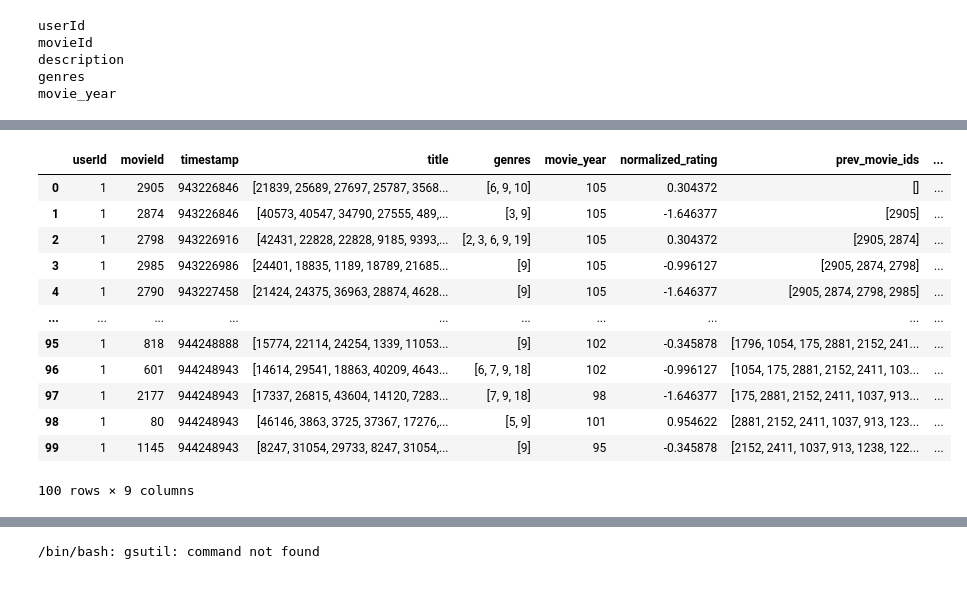
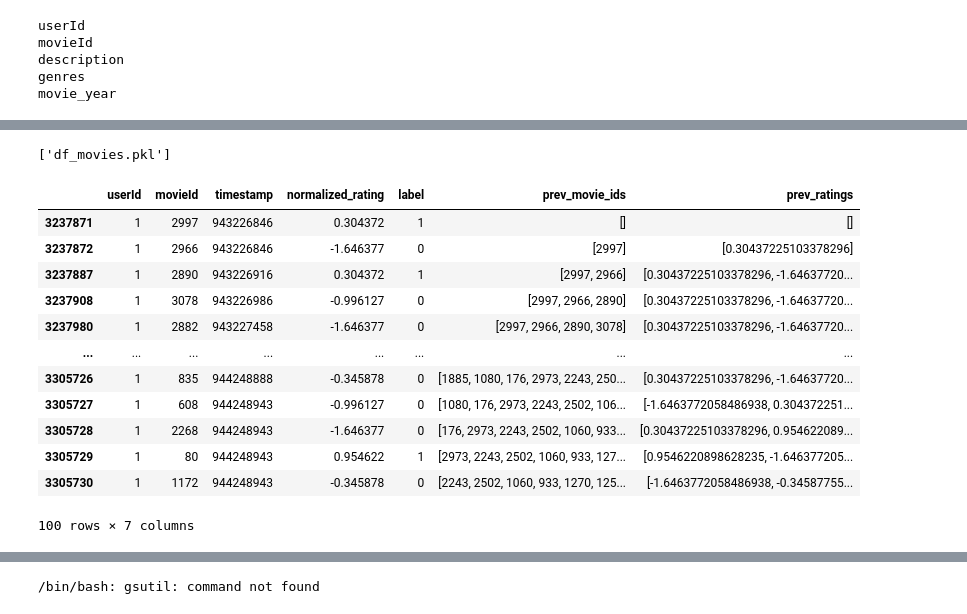
Before and after one commit to funktor/recsys, a Jupyter notebook: py-transformers.ipynb, the cells around one changed output, grey strips where cells are left out. Cells and saved outputs as stored; diff of their text form; code cells hidden in the pictures.

```diff
--- a/py-transformers.ipynb
+++ b/py-transformers.ipynb
@@ -579 +594,6 @@ normalize_ratings(df)
+# %%
+df_ratings = normalize_ratings(df_ratings)
+# %%
+df_ratings['label'] = [0 for _ in range(len(df_ratings))]
+df_ratings['label'] = np.where(df_ratings["normalized_rating"] > 0, 1, df_ratings['label'])
 # %%
@@ -621,0 +638,2 @@ Splitting data into train test and validation...
+# %%
+df_ratings_train, df_ratings_val, df_ratings_test = split_train_test(df_ratings, min_rated=1)
@@ -622,7 +642,7 @@ Splitting data into train test and validation...
 # %%
-df_train.sort_values(by=["userId", "timestamp"], inplace=True)
-df_val.sort_values(by=["userId", "timestamp"], inplace=True)
-df_test.sort_values(by=["userId", "timestamp"], inplace=True)
+df_ratings_train.sort_values(by=["userId", "timestamp"], inplace=True)
+df_ratings_val.sort_values(by=["userId", "timestamp"], inplace=True)
+df_ratings_test.sort_values(by=["userId", "timestamp"], inplace=True)
 # %%
 def transform(x, vocab):
     if isinstance(x, list):
@@ -766,19 +765,28 @@ joblib.dump(df_test, "df_test.pkl")
+# %%
+import joblib
+joblib.dump(vocabulary, "vocabulary.pkl")
+joblib.dump(df_ratings_train, "df_ratings_train.pkl")
+joblib.dump(df_ratings_val, "df_ratings_val.pkl")
+joblib.dump(df_ratings_test, "df_ratings_test.pkl")
+joblib.dump(df_movies, "df_movies.pkl")
+# %% [output]
+['df_movies.pkl']
 # %%
-df_train[:100]
+df_ratings_train[:100]
 # %% [output]
-|  | userId | movieId | timestamp | title | genres | movie_year | normalized_rating | prev_movie_ids | ... |
-| 0 | 1 | 2905 | 943226846 | [21839, 25689, 27697, 25787, 3568... | [6, 9, 10] | 105 | 0.304372 | [] | ... |
-| 1 | 1 | 2874 | 943226846 | [40573, 40547, 34790, 27555, 489,... | [3, 9] | 105 | -1.646377 | [2905] | ... |
-| 2 | 1 | 2798 | 943226916 | [42431, 22828, 22828, 9185, 9393,... | [2, 3, 6, 9, 19] | 105 | 0.304372 | [2905, 2874] | ... |
-| 3 | 1 | 2985 | 943226986 | [24401, 18835, 1189, 18789, 21685... | [9] | 105 | -0.996127 | [2905, 2874, 2798] | ... |
-| 4 | 1 | 2790 | 943227458 | [21424, 24375, 36963, 28874, 4628... | [9] | 105 | -1.646377 | [2905, 2874, 2798, 2985] | ... |
-| ... | ... | ... | ... | ... | ... | ... | ... | ... | ... |
-| 95 | 1 | 818 | 944248888 | [15774, 22114, 24254, 1339, 11053... | [9] | 102 | -0.345878 | [1796, 1054, 175, 2881, 2152, 241... | ... |
-| 96 | 1 | 601 | 944248943 | [14614, 29541, 18863, 40209, 4643... | [6, 7, 9, 18] | 102 | -0.996127 | [1054, 175, 2881, 2152, 2411, 103... | ... |
-| 97 | 1 | 2177 | 944248943 | [17337, 26815, 43604, 14120, 7283... | [7, 9, 18] | 98 | -1.646377 | [175, 2881, 2152, 2411, 1037, 913... | ... |
-| 98 | 1 | 80 | 944248943 | [46146, 3863, 3725, 37367, 17276,... | [5, 9] | 101 | 0.954622 | [2881, 2152, 2411, 1037, 913, 123... | ... |
-| 99 | 1 | 1145 | 944248943 | [8247, 31054, 29733, 8247, 31054,... | [9] | 95 | -0.345878 | [2152, 2411, 1037, 913, 1238, 122... | ... |
+|  | userId | movieId | timestamp | normalized_rating | label | prev_movie_ids | prev_ratings |
+| 3237871 | 1 | 2997 | 943226846 | 0.304372 | 1 | [] | [] |
+| 3237872 | 1 | 2966 | 943226846 | -1.646377 | 0 | [2997] | [0.30437225103378296] |
+| 3237887 | 1 | 2890 | 943226916 | 0.304372 | 1 | [2997, 2966] | [0.30437225103378296, -1.64637720... |
+| 3237908 | 1 | 3078 | 943226986 | -0.996127 | 0 | [2997, 2966, 2890] | [0.30437225103378296, -1.64637720... |
+| 3237980 | 1 | 2882 | 943227458 | -1.646377 | 0 | [2997, 2966, 2890, 3078] | [0.30437225103378296, -1.64637720... |
+| ... | ... | ... | ... | ... | ... | ... | ... |
+| 3305726 | 1 | 835 | 944248888 | -0.345878 | 0 | [1885, 1080, 176, 2973, 2243, 250... | [0.30437225103378296, -1.64637720... |
+| 3305727 | 1 | 608 | 944248943 | -0.996127 | 0 | [1080, 176, 2973, 2243, 2502, 106... | [-1.6463772058486938, 0.304372251... |
+| 3305728 | 1 | 2268 | 944248943 | -1.646377 | 0 | [176, 2973, 2243, 2502, 1060, 933... | [0.30437225103378296, 0.954622089... |
+| 3305729 | 1 | 80 | 944248943 | 0.954622 | 1 | [2973, 2243, 2502, 1060, 933, 127... | [0.9546220898628235, -1.646377205... |
+| 3305730 | 1 | 1172 | 944248943 | -0.345878 | 0 | [2243, 2502, 1060, 933, 1270, 125... | [-1.6463772058486938, -0.34587755... |
-100 rows × 9 columns
+100 rows × 7 columns
 # %%
 import random
 num_parts = 32
```
Also changed, not shown: parts of 37 cells of this notebook.
